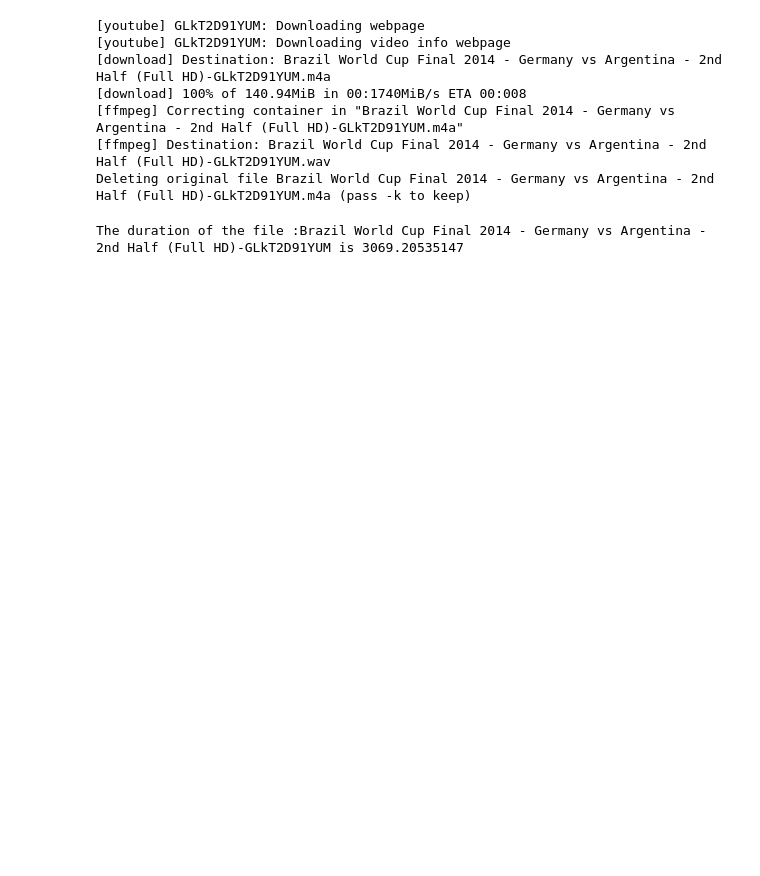
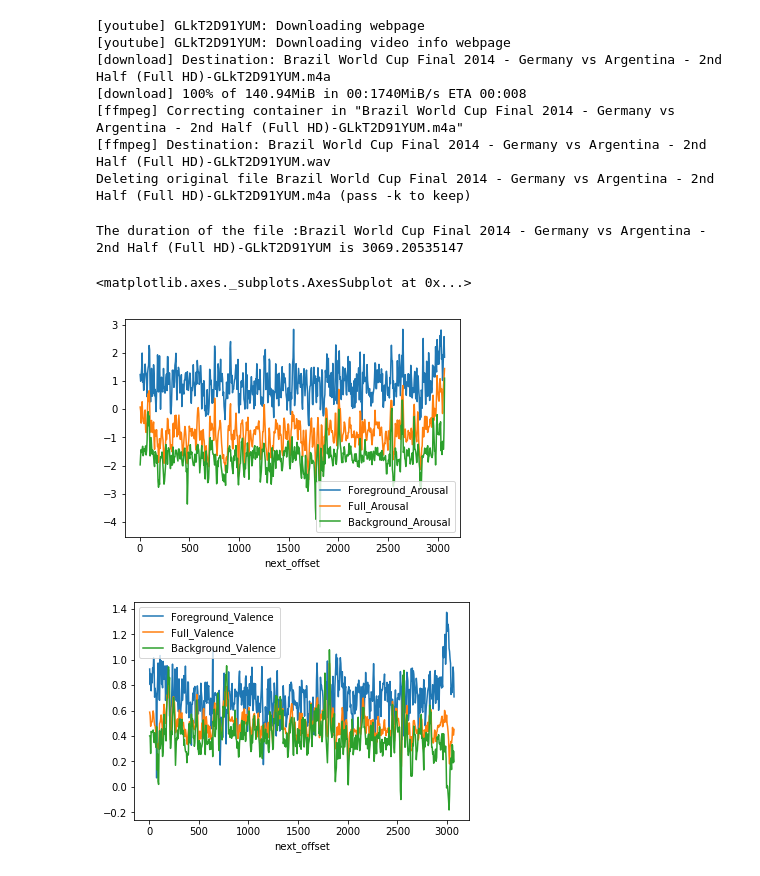
Before and after one commit to babupriyavrat/EmotionAnalyzerFromYoutubeAudio, a Jupyter notebook: Emotion Detection from Youtube Audio.ipynb, the cells around one changed output. Saved outputs shown, nothing was run; the diff lists cells and outputs as text; code cells hidden in the pictures; blank space fills up the shorter version.

Commit message:
Added plot
Added plot for visual analysis

```diff
--- a/Emotion Detection from Youtube Audio.ipynb
+++ b/Emotion Detection from Youtube Audio.ipynb
@@ -156,3 +156,14 @@ emotion_analyzer_interval=10
 EmotionAnalyzerSVM(str(slice_audio_dir),str(model_path),str(youtube_audio_title),emotion_analyzer_interval)
 # %% [output]
 The duration of the file :Brazil World Cup Final 2014 - Germany vs Argentina - 2nd Half (Full HD)-GLkT2D91YUM is 3069.20535147
+# %%
+import pandas as pd
+df = pd.read_csv('emotional_analysis_data.csv', index_col=2)
+df1=df[['Foreground_Arousal','Full_Arousal','Background_Arousal']]
+df1.plot(x=df.index,y=df1.columns)
+df2=df[['Foreground_Valence','Full_Valence','Background_Valence']]
+df2.plot(x=df.index,y=df2.columns)
+# %% [output]
+<matplotlib.axes._subplots.AxesSubplot at 0x...>
+[figure, added]
+[figure, added]
```
